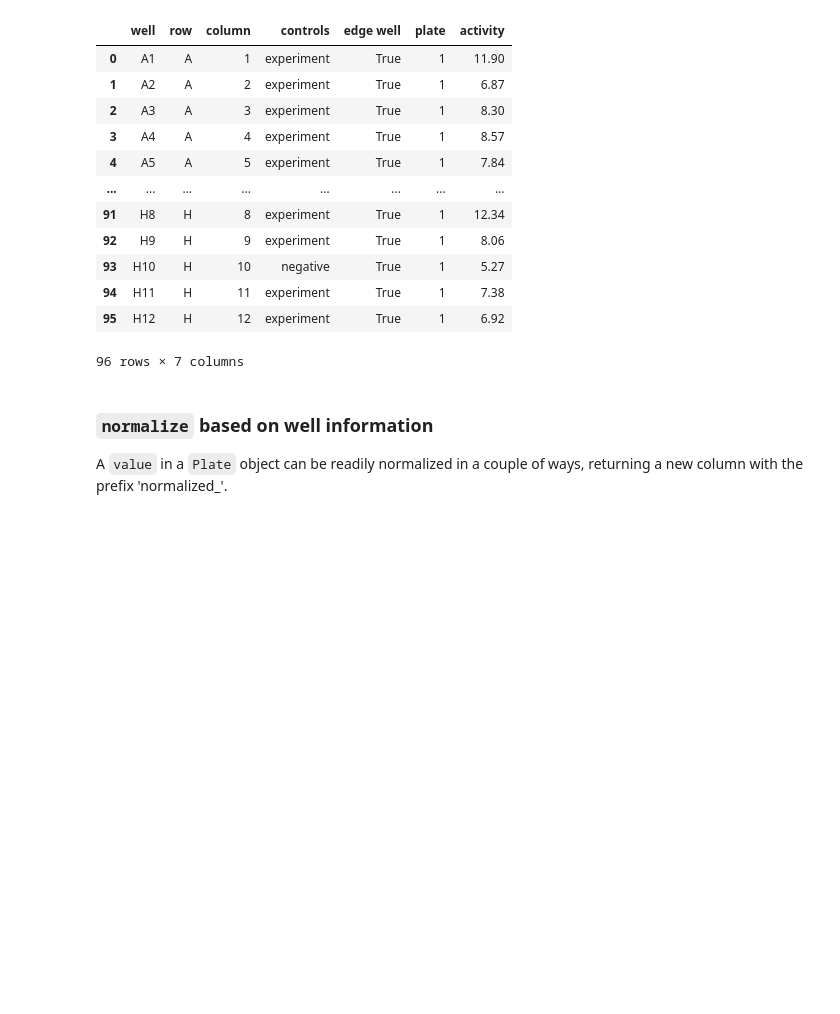
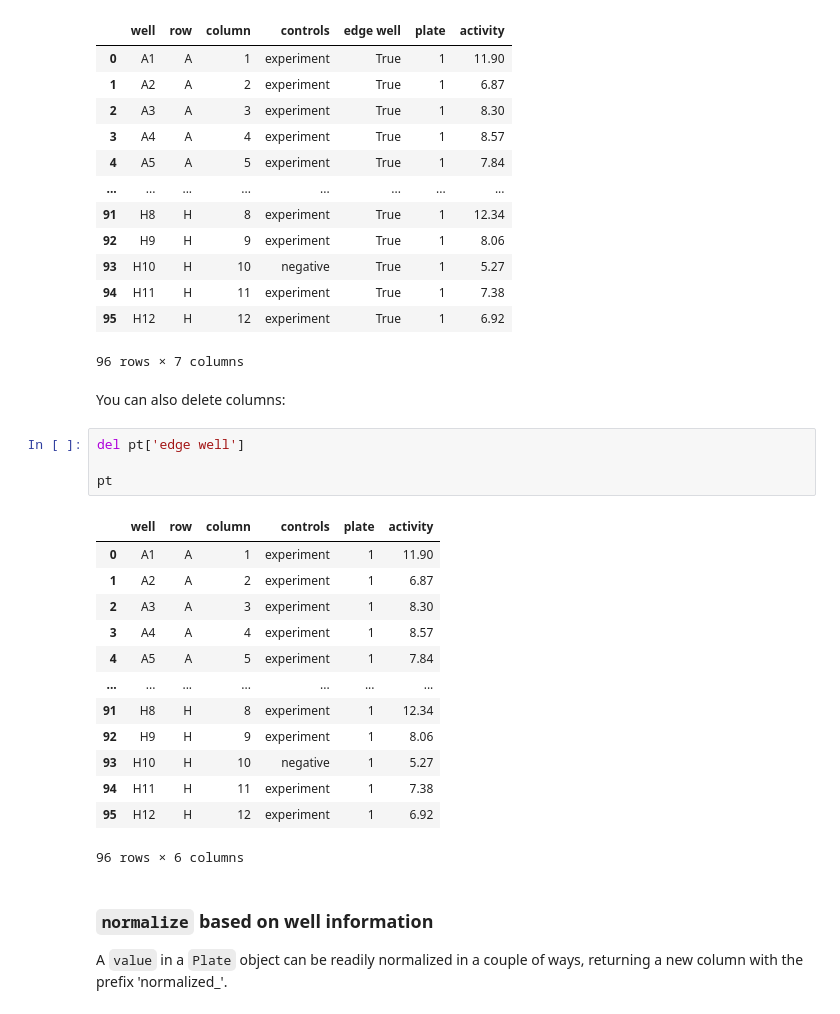
Before and after one commit to palmhjell/ninetysix, a Jupyter notebook: examples/0_getting_started.ipynb, the cells around one changed output. Saved outputs shown, nothing was run; the diff lists cells and outputs as text; blank space fills up the shorter version.

```diff
--- a/examples/0_getting_started.ipynb
+++ b/examples/0_getting_started.ipynb
@@ -191,6 +192,26 @@ pt
 | 94 | H11 | H | 11 | experiment | True | 1 | 7.38 |
 | 95 | H12 | H | 12 | experiment | True | 1 | 6.92 |
 96 rows × 7 columns
+# %% [markdown]
+You can also delete columns:
+# %%
+del pt['edge well']
+
+pt
+# %% [output]
+|  | well | row | column | controls | plate | activity |
+| 0 | A1 | A | 1 | experiment | 1 | 11.90 |
+| 1 | A2 | A | 2 | experiment | 1 | 6.87 |
+| 2 | A3 | A | 3 | experiment | 1 | 8.30 |
+| 3 | A4 | A | 4 | experiment | 1 | 8.57 |
+| 4 | A5 | A | 5 | experiment | 1 | 7.84 |
+| ... | ... | ... | ... | ... | ... | ... |
+| 91 | H8 | H | 8 | experiment | 1 | 12.34 |
+| 92 | H9 | H | 9 | experiment | 1 | 8.06 |
+| 93 | H10 | H | 10 | negative | 1 | 5.27 |
+| 94 | H11 | H | 11 | experiment | 1 | 7.38 |
+| 95 | H12 | H | 12 | experiment | 1 | 6.92 |
+96 rows × 6 columns
 # %% [markdown]
 ### `normalize` based on well information
 A `value` in a `Plate` object can be readily normalized in a couple of ways, returning a new column with the prefix 'normalized_'.
```
Also changed, not shown: parts of 2 cells of this notebook, 14 other files.
